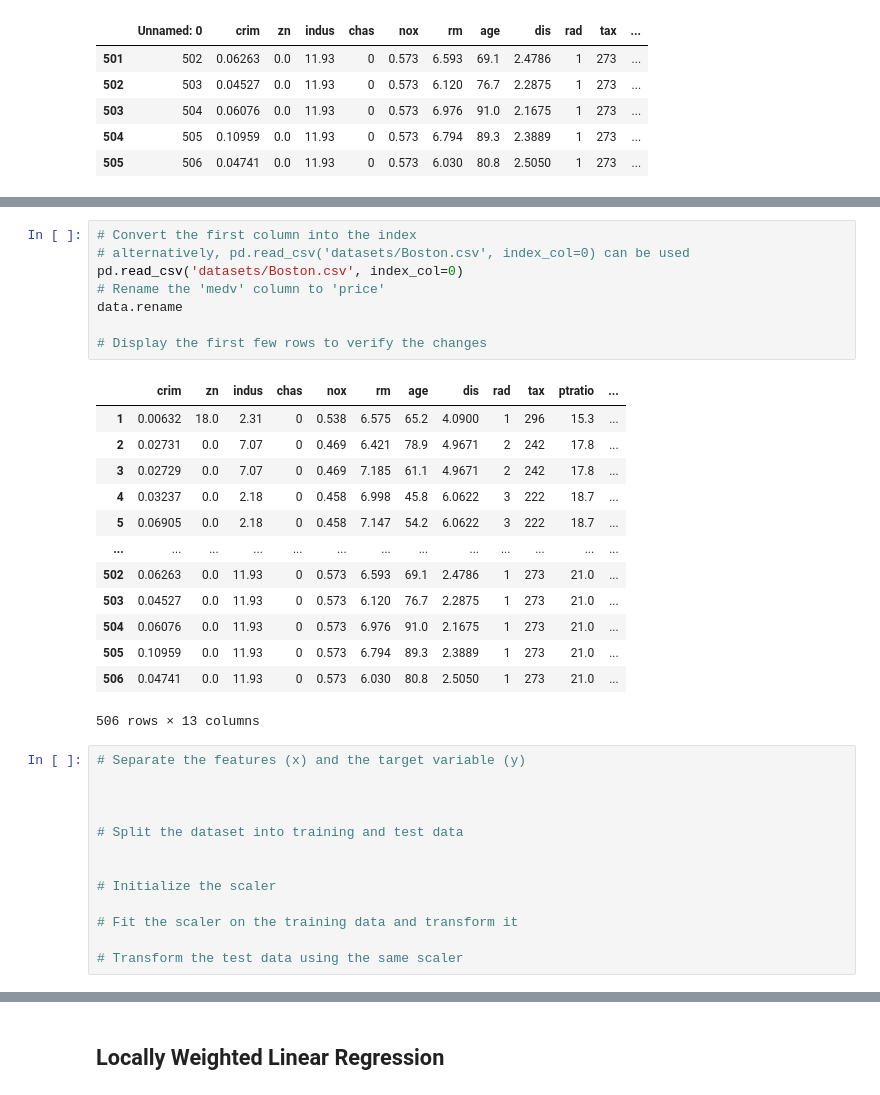
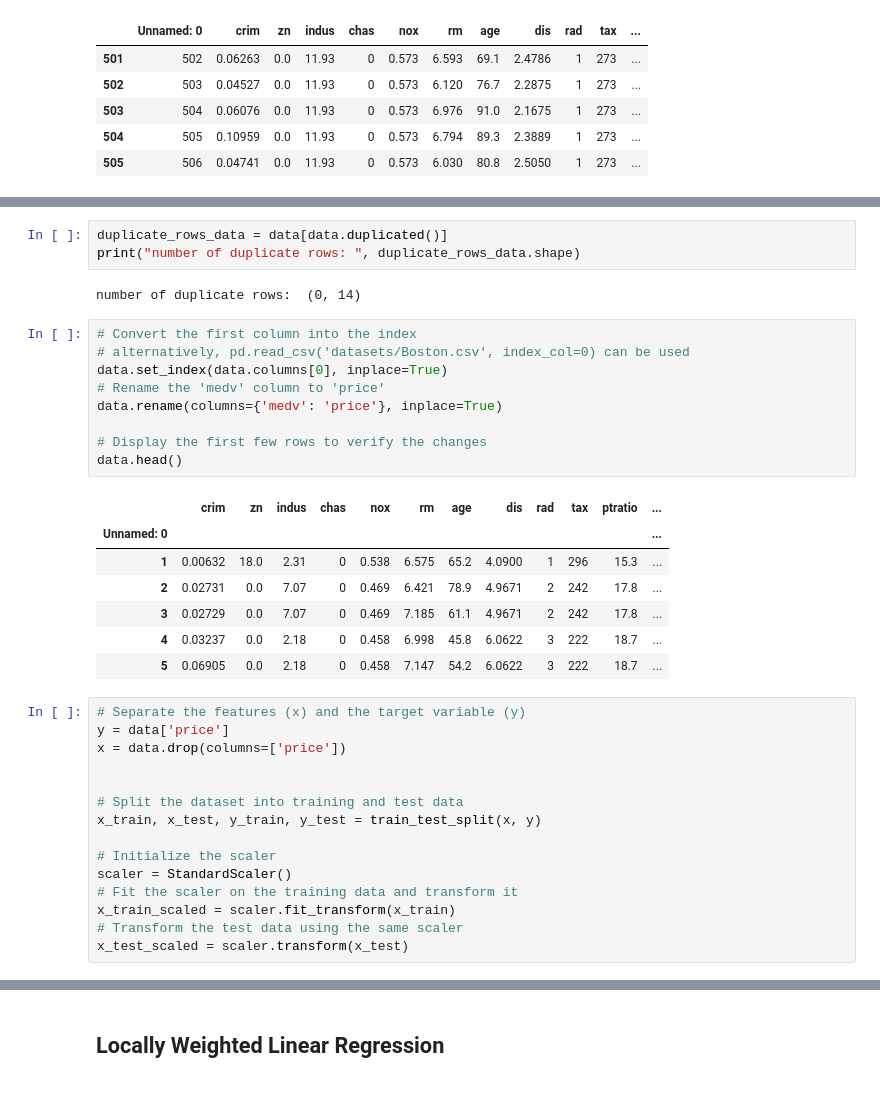
Before and after one commit to pavlovd0g/Aqilah-DAC-Curriculum, a Jupyter notebook: DAC-006_Machine_Learning/DAC-006-Intro_to_ML_Session_1_Student.ipynb, the cells around one changed output, grey strips where cells are left out. Drawn from its saved outputs; the diff is of its cells as text.

```diff
--- a/DAC-006_Machine_Learning/DAC-006-Intro_to_ML_Session_1_Student.ipynb
+++ b/DAC-006_Machine_Learning/DAC-006-Intro_to_ML_Session_1_Student.ipynb
@@ -233,35 +256,37 @@ print(data['crim'].unique())
+# %%
+duplicate_rows_data = data[data.duplicated()]
+print("number of duplicate rows: ", duplicate_rows_data.shape)
+# %% [output]
+number of duplicate rows:  (0, 14)
 # %%
 # Convert the first column into the index
 # alternatively, pd.read_csv('datasets/Boston.csv', index_col=0) can be used
-pd.read_csv('datasets/Boston.csv', index_col=0)
+data.set_index(data.columns[0], inplace=True)
 # Rename the 'medv' column to 'price'
-data.rename
+data.rename(columns={'medv': 'price'}, inplace=True)
 
 # Display the first few rows to verify the changes
+data.head()
 # %% [output]
 |  | crim | zn | indus | chas | nox | rm | age | dis | rad | tax | ptratio | ... |
+| Unnamed: 0 |  |  |  |  |  |  |  |  |  |  |  | ... |
 | 1 | 0.00632 | 18.0 | 2.31 | 0 | 0.538 | 6.575 | 65.2 | 4.0900 | 1 | 296 | 15.3 | ... |
 | 2 | 0.02731 | 0.0 | 7.07 | 0 | 0.469 | 6.421 | 78.9 | 4.9671 | 2 | 242 | 17.8 | ... |
 | 3 | 0.02729 | 0.0 | 7.07 | 0 | 0.469 | 7.185 | 61.1 | 4.9671 | 2 | 242 | 17.8 | ... |
 | 4 | 0.03237 | 0.0 | 2.18 | 0 | 0.458 | 6.998 | 45.8 | 6.0622 | 3 | 222 | 18.7 | ... |
 | 5 | 0.06905 | 0.0 | 2.18 | 0 | 0.458 | 7.147 | 54.2 | 6.0622 | 3 | 222 | 18.7 | ... |
-| ... | ... | ... | ... | ... | ... | ... | ... | ... | ... | ... | ... | ... |
-| 502 | 0.06263 | 0.0 | 11.93 | 0 | 0.573 | 6.593 | 69.1 | 2.4786 | 1 | 273 | 21.0 | ... |
-| 503 | 0.04527 | 0.0 | 11.93 | 0 | 0.573 | 6.120 | 76.7 | 2.2875 | 1 | 273 | 21.0 | ... |
-| 504 | 0.06076 | 0.0 | 11.93 | 0 | 0.573 | 6.976 | 91.0 | 2.1675 | 1 | 273 | 21.0 | ... |
-| 505 | 0.10959 | 0.0 | 11.93 | 0 | 0.573 | 6.794 | 89.3 | 2.3889 | 1 | 273 | 21.0 | ... |
-| 506 | 0.04741 | 0.0 | 11.93 | 0 | 0.573 | 6.030 | 80.8 | 2.5050 | 1 | 273 | 21.0 | ... |
-506 rows × 13 columns
 # %%
 # Separate the features (x) and the target variable (y)
-
+y = data['price']
+x = data.drop(columns=['price'])
 
 
 # Split the dataset into training and test data
-
+x_train, x_test, y_train, y_test = train_test_split(x, y)
 
 # Initialize the scaler
-
+scaler = StandardScaler()
 # Fit the scaler on the training data and transform it
-
+x_train_scaled = scaler.fit_transform(x_train)
 # Transform the test data using the same scaler
+x_test_scaled = scaler.transform(x_test)
```
Also changed, not shown: parts of 19 cells of this notebook.
